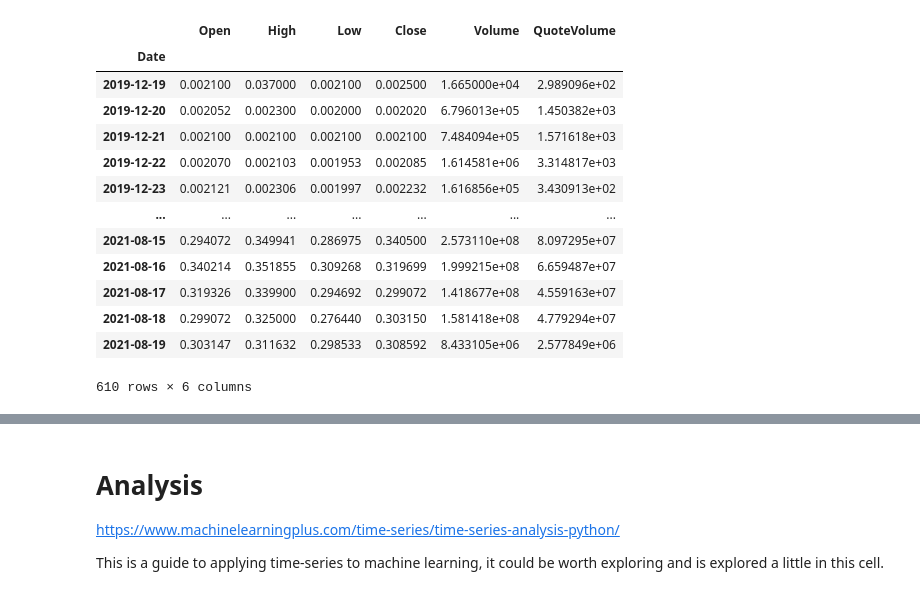
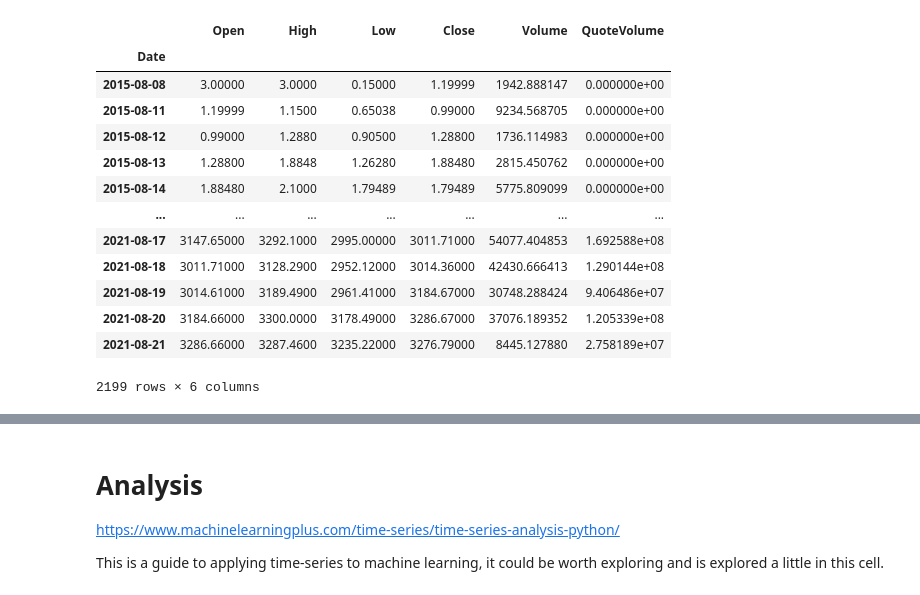
Before and after one commit to Plezo/virtue-quant, a Jupyter notebook: test.ipynb, the cells around one changed output, grey strips where cells are left out. Cells and saved outputs as stored; diff of their text form; code cells hidden in the pictures.

```diff
--- a/test.ipynb
+++ b/test.ipynb
@@ -4,21 +4,21 @@ import numpy as np
 from packages import wrappers, models, ta
 from sklearn.linear_model import LinearRegression
 # %%
-asset_df = wrappers.get_df_from_cryptowatch(pair='dogeusd')
+asset_df = wrappers.get_df_from_cryptowatch(pair='ethusd')
 asset_df
 # %% [output]
 |  | Open | High | Low | Close | Volume | QuoteVolume |
 | Date |  |  |  |  |  |  |
-| 2019-12-19 | 0.002100 | 0.037000 | 0.002100 | 0.002500 | 1.665000e+04 | 2.989096e+02 |
-| 2019-12-20 | 0.002052 | 0.002300 | 0.002000 | 0.002020 | 6.796013e+05 | 1.450382e+03 |
-| 2019-12-21 | 0.002100 | 0.002100 | 0.002100 | 0.002100 | 7.484094e+05 | 1.571618e+03 |
-| 2019-12-22 | 0.002070 | 0.002103 | 0.001953 | 0.002085 | 1.614581e+06 | 3.314817e+03 |
-| 2019-12-23 | 0.002121 | 0.002306 | 0.001997 | 0.002232 | 1.616856e+05 | 3.430913e+02 |
+| 2015-08-08 | 3.00000 | 3.0000 | 0.15000 | 1.19999 | 1942.888147 | 0.000000e+00 |
+| 2015-08-11 | 1.19999 | 1.1500 | 0.65038 | 0.99000 | 9234.568705 | 0.000000e+00 |
+| 2015-08-12 | 0.99000 | 1.2880 | 0.90500 | 1.28800 | 1736.114983 | 0.000000e+00 |
+| 2015-08-13 | 1.28800 | 1.8848 | 1.26280 | 1.88480 | 2815.450762 | 0.000000e+00 |
+| 2015-08-14 | 1.88480 | 2.1000 | 1.79489 | 1.79489 | 5775.809099 | 0.000000e+00 |
 | ... | ... | ... | ... | ... | ... | ... |
-| 2021-08-15 | 0.294072 | 0.349941 | 0.286975 | 0.340500 | 2.573110e+08 | 8.097295e+07 |
-| 2021-08-16 | 0.340214 | 0.351855 | 0.309268 | 0.319699 | 1.999215e+08 | 6.659487e+07 |
-| 2021-08-17 | 0.319326 | 0.339900 | 0.294692 | 0.299072 | 1.418677e+08 | 4.559163e+07 |
-| 2021-08-18 | 0.299072 | 0.325000 | 0.276440 | 0.303150 | 1.581418e+08 | 4.779294e+07 |
-| 2021-08-19 | 0.303147 | 0.311632 | 0.298533 | 0.308592 | 8.433105e+06 | 2.577849e+06 |
+| 2021-08-17 | 3147.65000 | 3292.1000 | 2995.00000 | 3011.71000 | 54077.404853 | 1.692588e+08 |
+| 2021-08-18 | 3011.71000 | 3128.2900 | 2952.12000 | 3014.36000 | 42430.666413 | 1.290144e+08 |
+| 2021-08-19 | 3014.61000 | 3189.4900 | 2961.41000 | 3184.67000 | 30748.288424 | 9.406486e+07 |
+| 2021-08-20 | 3184.66000 | 3300.0000 | 3178.49000 | 3286.67000 | 37076.189352 | 1.205339e+08 |
+| 2021-08-21 | 3286.66000 | 3287.4600 | 3235.22000 | 3276.79000 | 8445.127880 | 2.758189e+07 |
-610 rows × 6 columns
+2199 rows × 6 columns
 # %%
```
Also changed, not shown: parts of 13 cells of this notebook, 1 other file.
